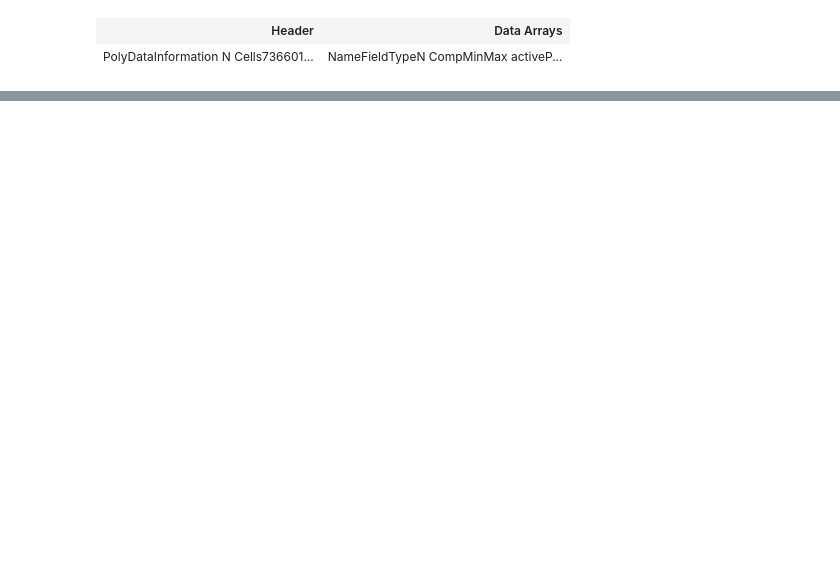
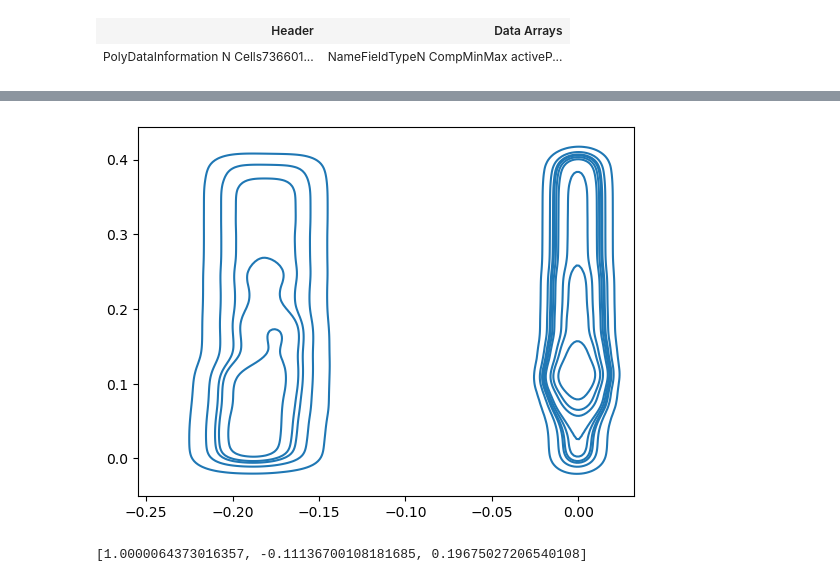
Before and after one commit to jrobrien91/dissertation, a Jupyter notebook: notebooks/CFD/pyvista-particleTracks.ipynb, the cells around one changed output, grey strips where cells are left out. Drawn from its saved outputs; the diff is of its cells as text; code cells hidden in the pictures; blank space fills up the shorter version.

```diff
--- a/notebooks/CFD/pyvista-particleTracks.ipynb
+++ b/notebooks/CFD/pyvista-particleTracks.ipynb
@@ -31,0 +169,8 @@ Widget(value="<iframe src='http://localhost:56081/index.html?ui=P_0x167f82700_3&
+# %%
+res = sb.kdeplot(data=mesh.point_data['U'][:, 0], x=mesh.points[:, 1], y=mesh.points[:, 2])
+# %% [output]
+[figure, added]
+# %%
+mesh.center
+# %% [output]
+[1.0000064373016357, -0.11136700108181685, 0.19675027206540108]
```
Also changed, not shown: parts of 19 cells of this notebook, 2 other files.
